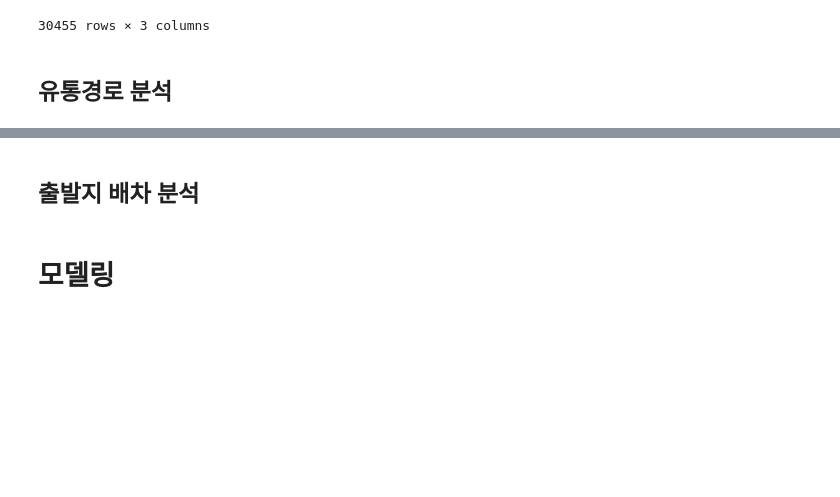
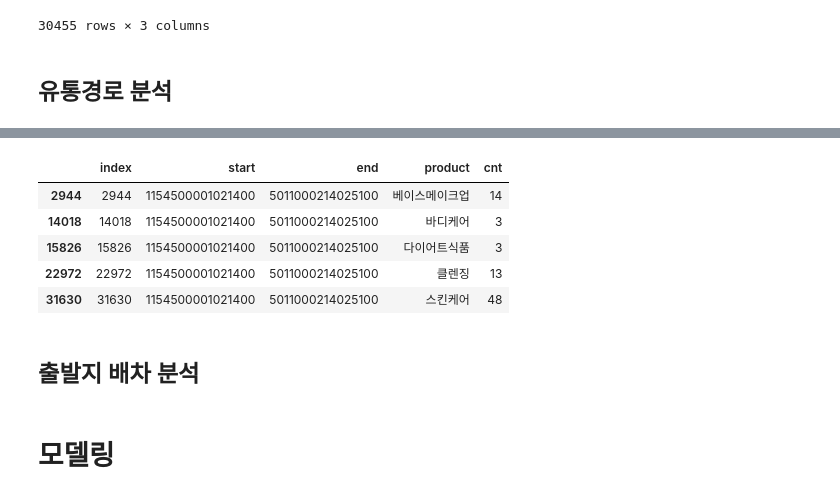
Before and after one commit to seonydg/ml-regression-logistics-distribution-forecast, a Jupyter notebook: Logistics Distribution Forecast Regression Analysis.ipynb, the cells around one changed output, grey strips where cells are left out. Cells and saved outputs as stored; diff of their text form; code cells hidden in the pictures; blank space fills up the shorter version.

```diff
--- a/Logistics Distribution Forecast Regression Analysis.ipynb
+++ b/Logistics Distribution Forecast Regression Analysis.ipynb
@@ -358,3 +386,15 @@ df_start_end.sort_values(by='start', ascending=False)
+# %%
+idx = 2
+s, e, p = df_route.iloc[idx, :]
+
+df[(df['start']==s) & (df['end']==e)]
+# %% [output]
+|  | index | start | end | product | cnt |
+| 2944 | 2944 | 1154500001021400 | 5011000214025100 | 베이스메이크업 | 14 |
+| 14018 | 14018 | 1154500001021400 | 5011000214025100 | 바디케어 | 3 |
+| 15826 | 15826 | 1154500001021400 | 5011000214025100 | 다이어트식품 | 3 |
+| 22972 | 22972 | 1154500001021400 | 5011000214025100 | 클렌징 | 13 |
+| 31630 | 31630 | 1154500001021400 | 5011000214025100 | 스킨케어 | 48 |
 # %% [markdown]
 ## 출발지 배차 분석
 # %% [markdown]
```
Also changed, not shown: parts of 2 cells of this notebook.
